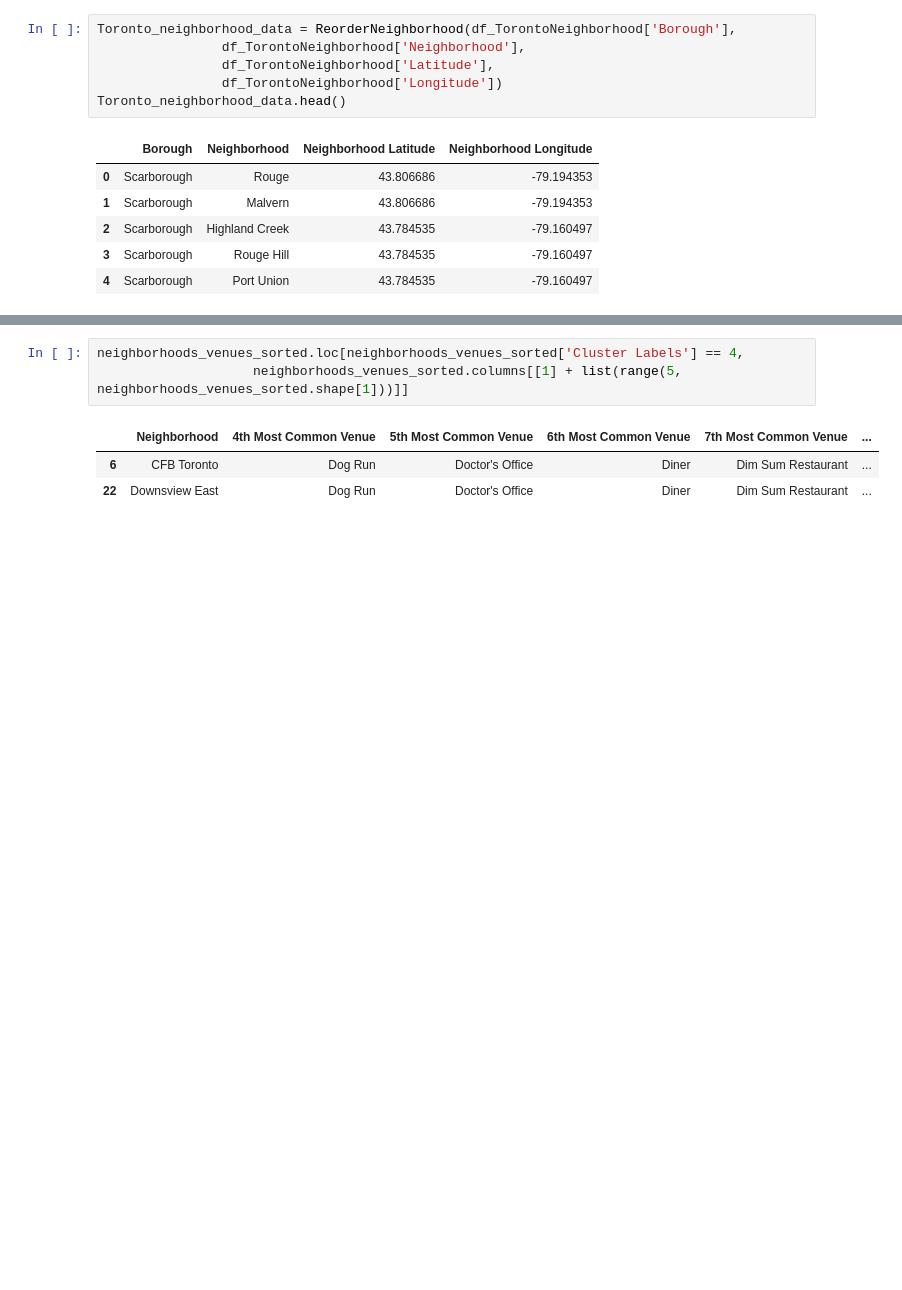
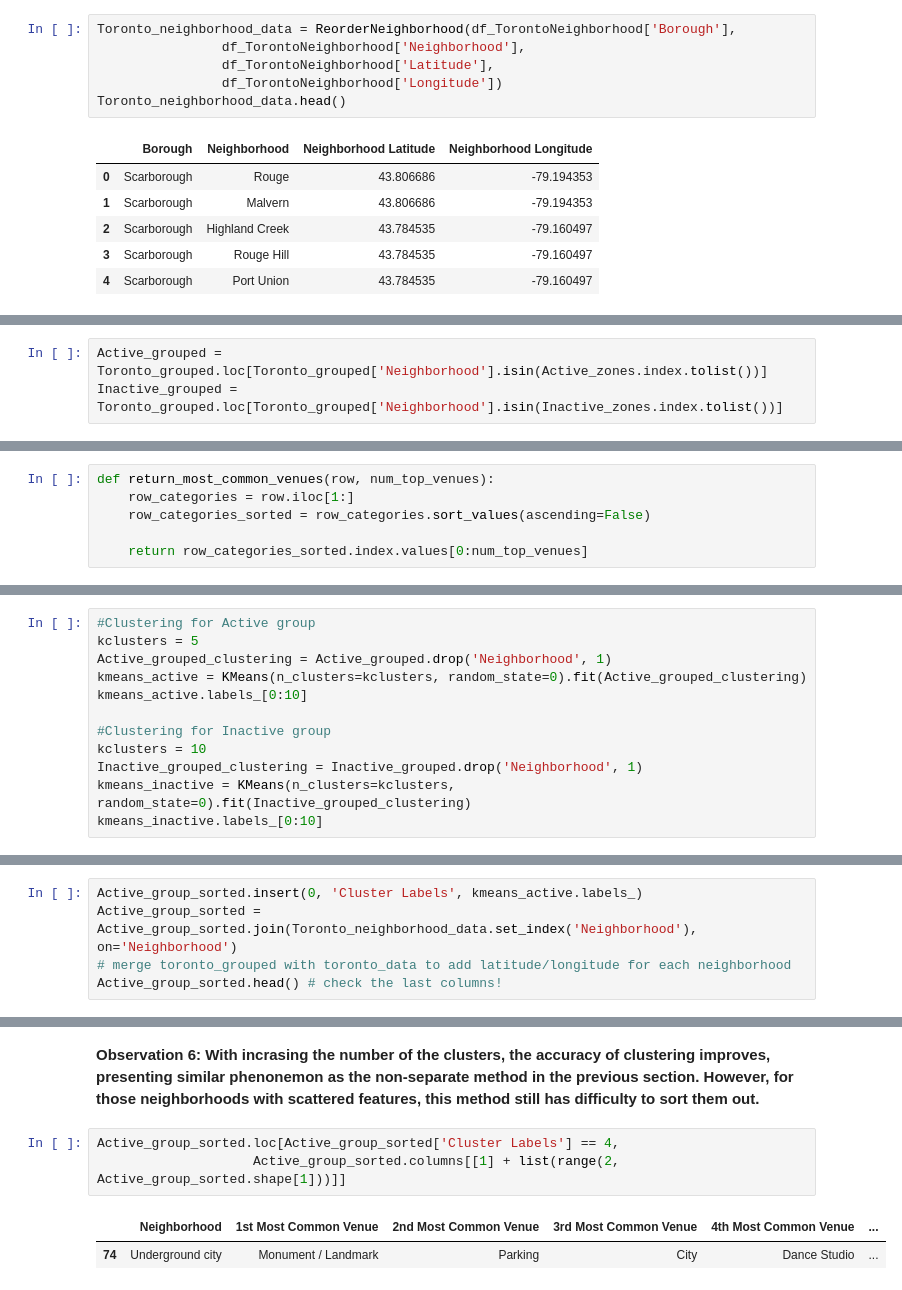
Before and after one commit to WeijingDai/Coursera-Capstone-1, a Jupyter notebook: Toronto_Clustering.ipynb, the cells around one changed output, grey strips where cells are left out. Drawn from its saved outputs; the diff is of its cells as text; blank space fills up the shorter version.

Commit message:
clustering

```diff
--- a/Toronto_Clustering.ipynb
+++ b/Toronto_Clustering.ipynb
@@ -365,0 +408,3 @@ map_clusters
+# %%
+Active_grouped = Toronto_grouped.loc[Toronto_grouped['Neighborhood'].isin(Active_zones.index.tolist())]
+Inactive_grouped = Toronto_grouped.loc[Toronto_grouped['Neighborhood'].isin(Inactive_zones.index.tolist())]
@@ -365,0 +413,6 @@ map_clusters
+# %%
+def return_most_common_venues(row, num_top_venues):
+    row_categories = row.iloc[1:]
+    row_categories_sorted = row_categories.sort_values(ascending=False)
+
+    return row_categories_sorted.index.values[0:num_top_venues]
@@ -365,0 +457,12 @@ map_clusters
+# %%
+#Clustering for Active group
+kclusters = 5
+Active_grouped_clustering = Active_grouped.drop('Neighborhood', 1)
+kmeans_active = KMeans(n_clusters=kclusters, random_state=0).fit(Active_grouped_clustering)
+kmeans_active.labels_[0:10]
+
+#Clustering for Inactive group
+kclusters = 10
+Inactive_grouped_clustering = Inactive_grouped.drop('Neighborhood', 1)
+kmeans_inactive = KMeans(n_clusters=kclusters, random_state=0).fit(Inactive_grouped_clustering)
+kmeans_inactive.labels_[0:10]
@@ -365,0 +471,5 @@ map_clusters
+# %%
+Active_group_sorted.insert(0, 'Cluster Labels', kmeans_active.labels_)
+Active_group_sorted = Active_group_sorted.join(Toronto_neighborhood_data.set_index('Neighborhood'), on='Neighborhood')
+# merge toronto_grouped with toronto_data to add latitude/longitude for each neighborhood
+Active_group_sorted.head() # check the last columns!
@@ -366,7 +543,8 @@ map_clusters
+# %% [markdown]
+<b>Observation 6: With incrasing the number of the clusters, the accuracy of clustering improves, presenting similar phenonemon as the non-separate method in the previous section. However, for those neighborhoods with scattered features, this method still has difficulty to sort them out.
 # %%
-neighborhoods_venues_sorted.loc[neighborhoods_venues_sorted['Cluster Labels'] == 4,
-                    neighborhoods_venues_sorted.columns[[1] + list(range(5, neighborhoods_venues_sorted.shape[1]))]]
+Active_group_sorted.loc[Active_group_sorted['Cluster Labels'] == 4,
+                    Active_group_sorted.columns[[1] + list(range(2, Active_group_sorted.shape[1]))]]
 # %% [output]
-|  | Neighborhood | 4th Most Common Venue | 5th Most Common Venue | 6th Most Common Venue | 7th Most Common Venue | ... |
-| 6 | CFB Toronto | Dog Run | Doctor's Office | Diner | Dim Sum Restaurant | ... |
-| 22 | Downsview East | Dog Run | Doctor's Office | Diner | Dim Sum Restaurant | ... |
+|  | Neighborhood | 1st Most Common Venue | 2nd Most Common Venue | 3rd Most Common Venue | 4th Most Common Venue | ... |
+| 74 | Underground city | Monument / Landmark | Parking | City | Dance Studio | ... |
```
Also changed, not shown: parts of 28 cells of this notebook.
